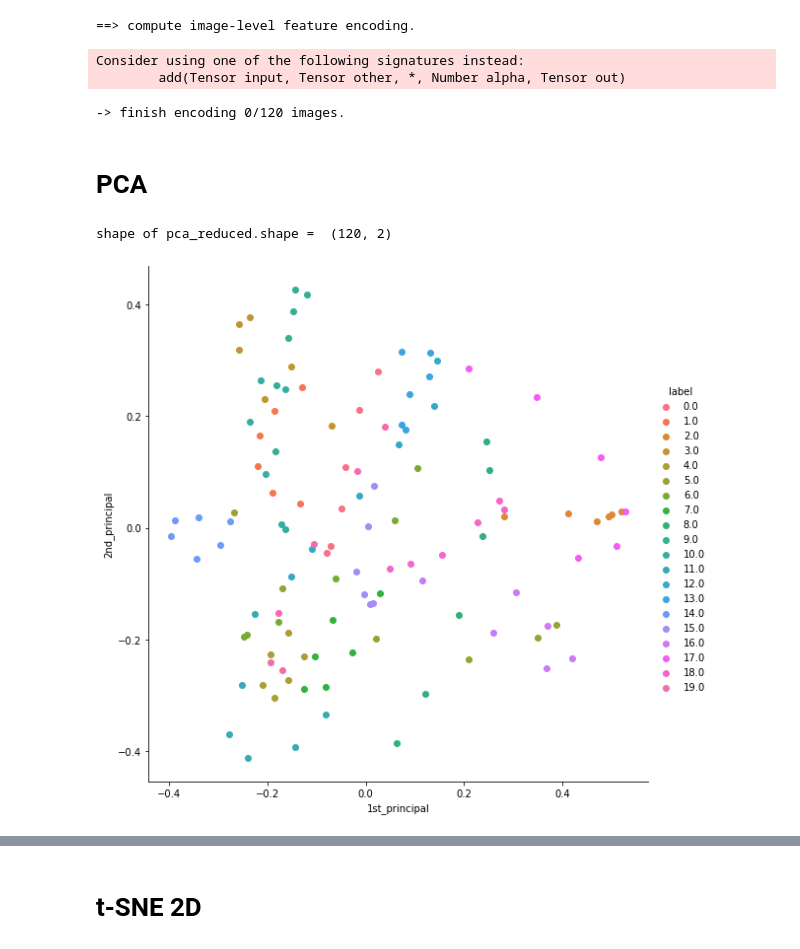
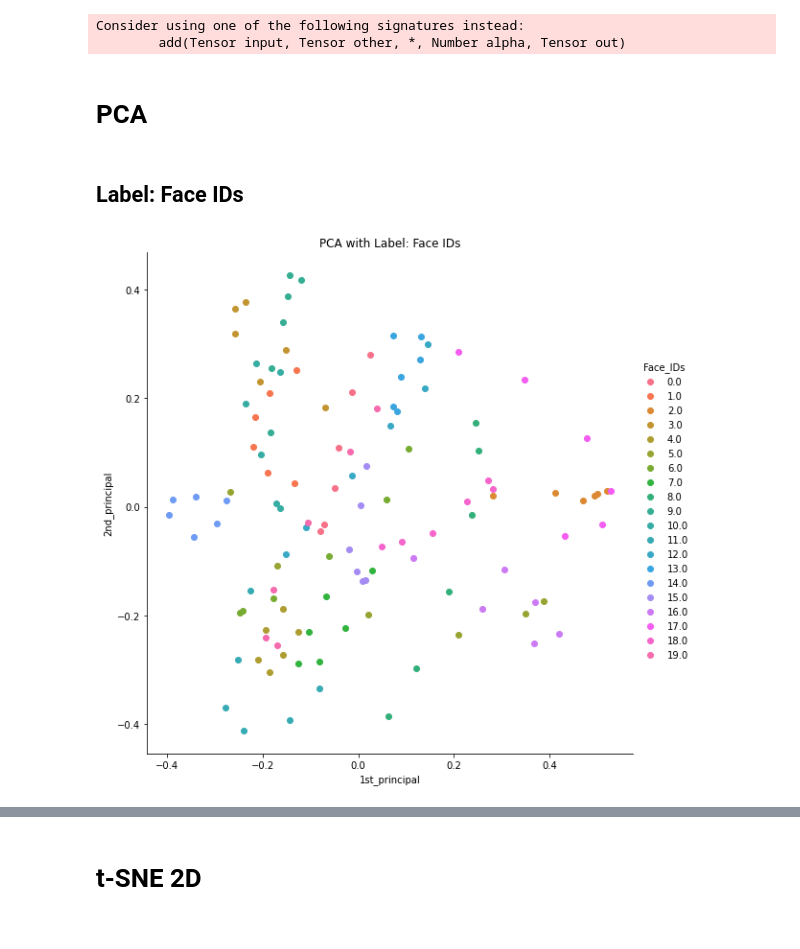
Before and after one commit to SRatna/RAML-morphed-faces, a Jupyter notebook: feature_extraction.ipynb, the cells around one changed output, grey strips where cells are left out. Cells and saved outputs as stored; diff of their text form; code cells hidden in the pictures.

```diff
--- a/feature_extraction.ipynb
+++ b/feature_extraction.ipynb
@@ -49,7 +49,6 @@ def initialize_model():
     return network
 
 def image_encoding(model, facepaths):
-    print('==> compute image-level feature encoding.')
     num_faces = len(facepaths)
     face_feats = np.empty((num_faces, 2048))
     imgpaths = facepaths
@@ -62,22 +61,19 @@ def image_encoding(model, facepaths):
         end = min((c + 1) * batch_size, num_faces)
         # This is different from the Keras model where the normalization has been done inside the model.
         face_feats[start:end] = f / np.sqrt(np.sum(f ** 2, -1, keepdims=True))
-        if c % 50 == 0:
-            print('-> finish encoding {}/{} images.'.format(c * batch_size, num_faces))
     return face_feats
 # %%
 facepaths = gb.glob('morphs/*.png')
 model_eval = initialize_model()
-face_feats = image_encoding(model_eval, facepaths)
+face_feature_vectors = image_encoding(model_eval, facepaths)
 # %% [output]
-==> compute image-level feature encoding.
+Consider using one of the following signatures instead:
+        add(Tensor input, Tensor other, *, Number alpha, Tensor out)
-Consider using one of the following signatures instead:
-        add(Tensor input, Tensor other, *, Number alpha, Tensor out)
--> finish encoding 0/120 images.
 # %%
-# use face ID as labels
+# use face ID and morph levels as labels
 regex = re.compile(r'\d+')
-labels = np.array([int(regex.findall(facepath)[0]) for facepath in facepaths])
+labels_face_id = np.array([int(regex.findall(facepath)[0]) for facepath in facepaths])
+labels_morph_level = np.array([int(regex.findall(facepath)[1]) for facepath in facepaths])
 # %% [markdown]
 # PCA
 # %%
@@ -85,18 +82,12 @@ pca = decomposition.PCA()
+# %% [markdown]
+## Label: Face IDs
 # %%
-# configuring the parameteres
-# the number of components = 2
-pca.n_components = 2
-pca_data = pca.fit_transform(face_feats)
-
-# pca_reduced will contain the 2-d projects of simple data
-print("shape of pca_reduced.shape = ", pca_data.shape)
-
-# attaching the label for each 2-d data point
-pca_data = np.vstack((pca_data.T, labels)).T
+pca_data = pca.fit_transform(face_feature_vectors)
+pca_data = np.vstack((pca_data.T, labels_face_id)).T
 # creating a new data fram which help us in ploting the result data
-pca_df = pd.DataFrame(data=pca_data, columns=("1st_principal", "2nd_principal", "label"))
-sn.FacetGrid(pca_df, hue="label", height=8).map(plt.scatter, '1st_principal', '2nd_principal').add_legend()
+pca_df = pd.DataFrame(data=pca_data, columns=("1st_principal", "2nd_principal", "Face_IDs"))
+sn.FacetGrid(pca_df, hue="Face_IDs", height=8).map(plt.scatter, '1st_principal', '2nd_principal').add_legend()
+plt.title('PCA with Label: Face IDs')
 plt.show()
 # %% [output]
-shape of pca_reduced.shape =  (120, 2)
-[figure, old version]
+[figure, new version]
```
Also changed, not shown: parts of 23 cells of this notebook, 1 other file.
